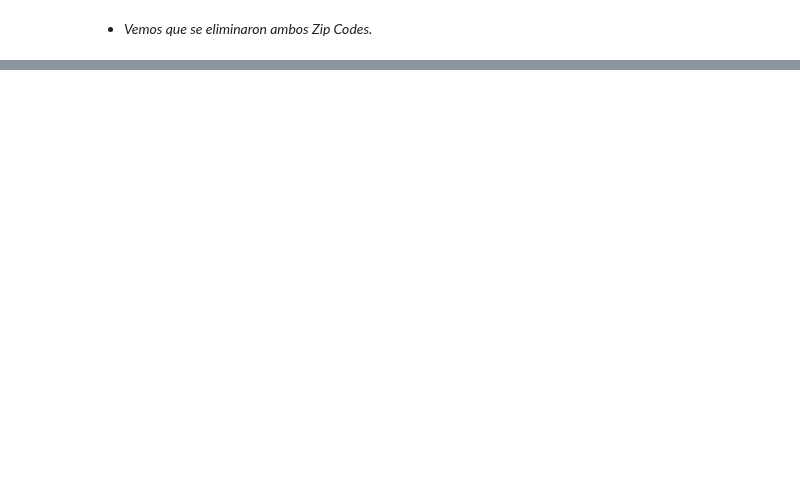
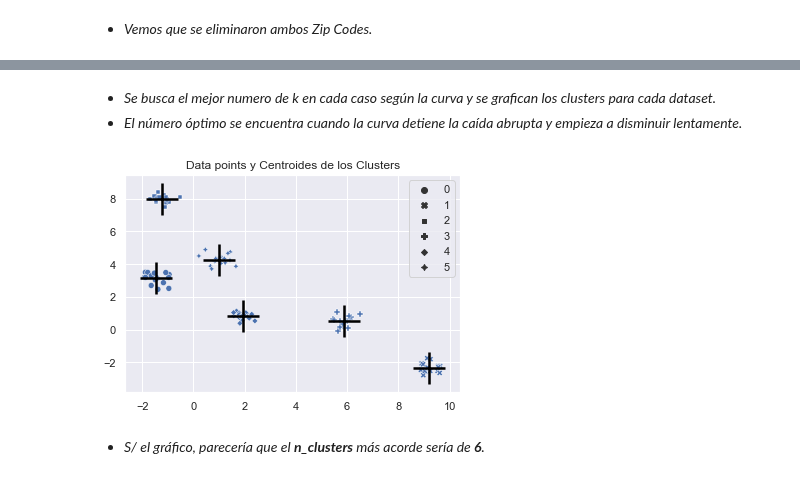
Before and after one commit to alseveso/AcamicaDS, a Jupyter notebook: Proyecto 4/Proyecto 04.ipynb, the cells around one changed output, grey strips where cells are left out. Cells and saved outputs as stored; diff of their text form; code cells hidden in the pictures; blank space fills up the shorter version.

```diff
--- a/Proyecto 4/Proyecto 04.ipynb
+++ b/Proyecto 4/Proyecto 04.ipynb
@@ -408,0 +521,4 @@ print (df)
+# %%
+n_samples = 100000
+n_centros = 6
+X, y = make_blobs(centers=n_centros, cluster_std=0.3, n_features=2, random_state=0)
@@ -408,0 +565,21 @@ print (df)
+# %% [markdown]
+* *Se busca el mejor numero de k en cada caso según la curva y se grafican los clusters para cada dataset.*
+* *El número óptimo se encuentra cuando la curva detiene la caída abrupta y empieza a disminuir lentamente.*
+# %%
+# Defino y entreno el modelo
+km = KMeans(n_clusters=6)
+km = km.fit(X)
+
+# Obtengo la posición de los centros y las etiquetas
+etiquetas_ = km.labels_
+centros_ = km.cluster_centers_
+
+# Graficamos los centros de los clusters y los datapoints
+sns.scatterplot(X[:, 0], X[:, -1], style = etiquetas_)
+sns.scatterplot(centros_[:, 0], centros_[:, 1],color='black', marker="+", s=1000)
+plt.title('Data points y Centroides de los Clusters')
+plt.show()
+# %% [output]
+[figure, added]
+# %% [markdown]
+* *S/ el gráfico, parecería que el **n_clusters** más acorde sería de **6**.*
```
Also changed, not shown: parts of 66 cells of this notebook, 1 other file.
